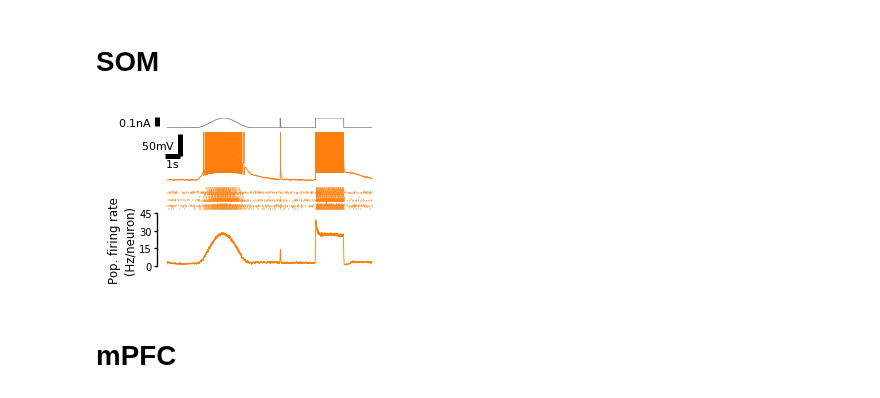
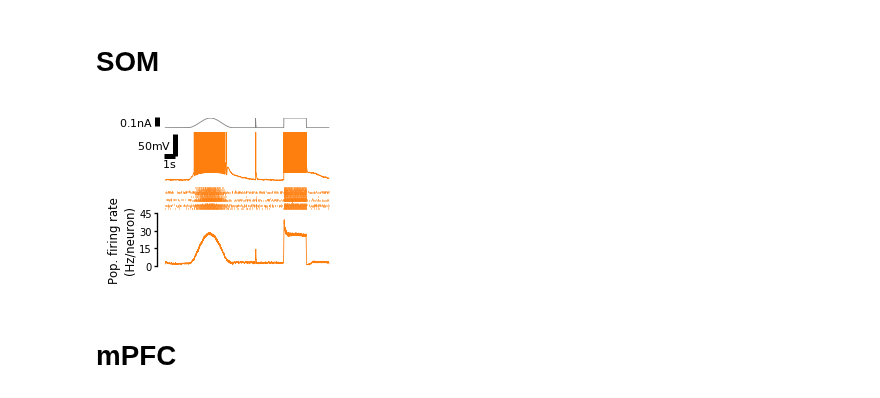
Before and after one commit to nauralcodinglab/raphegif, a Jupyter notebook: figs/scripts/writeup/illustrate_wave.ipynb, the cells around one changed output. Saved outputs shown, nothing was run; the diff lists cells and outputs as text; code cells hidden in the pictures.

```diff
--- a/figs/scripts/writeup/illustrate_wave.ipynb
+++ b/figs/scripts/writeup/illustrate_wave.ipynb
@@ -243,35 +243,35 @@ psth_dset = select_PSTH_dataset(psth_df, 'DRN', 'base', 'subsample_base', 'GABA
 # %%
 spec = gs.GridSpec(4, 1, height_ratios=[0.2, 1, 0.5, 1], hspace=0.05, top=0.95, right=0.95, left=0.2)
 
-plt.figure(figsize=(2.5, 1.5))
+plt.figure(figsize=(2, 1.5))
 
 plt.subplot(spec[0, :])
 plt.plot(t_vec, model_input['ser_input'][0, 0, :], color=colors['input'])
 pltools.add_scalebar(y_units='nA', y_size=0.1, anchor=(0, 0.1), round=False, omit_x=True)
 
 V_ax = plt.subplot(spec[1, :])
 plt.plot(t_vec, sample_v_trace, color=colors['som'])
 pltools.add_scalebar('s', 'mV', x_size=1, anchor=(0.1, 0.5), bar_space=0)
 
 plt.subplot(spec[2, :])
 plt.eventplot(spk_times, color=colors['som'])
 plt.xlim(V_ax.get_xlim())
 pltools.hide_border('a')
 pltools.hide_ticks()
 
 plt.subplot(spec[3, :])
 plt.plot(t_vec, psth_dset, color=colors['som'])
 plt.yticks([0, 15, 30, 45])
 plt.ylim(0, 45)
 plt.ylabel('Pop. firing rate\n(Hz/neuron)')
 plt.xlim(V_ax.get_xlim())
 pltools.hide_border('trb', trim=True)
 
 if IMG_PATH is not None:
     plt.savefig(os.path.join(IMG_PATH, 'som_population_sample.png'))
     plt.savefig(os.path.join(IMG_PATH, 'som_population_sample.svg'))
 # %% [output]
-[figure, old version]
+[figure, new version]
 # %% [markdown]
 # mPFC
 # %%
```
Also changed, not shown: parts of 1 cell of this notebook.
